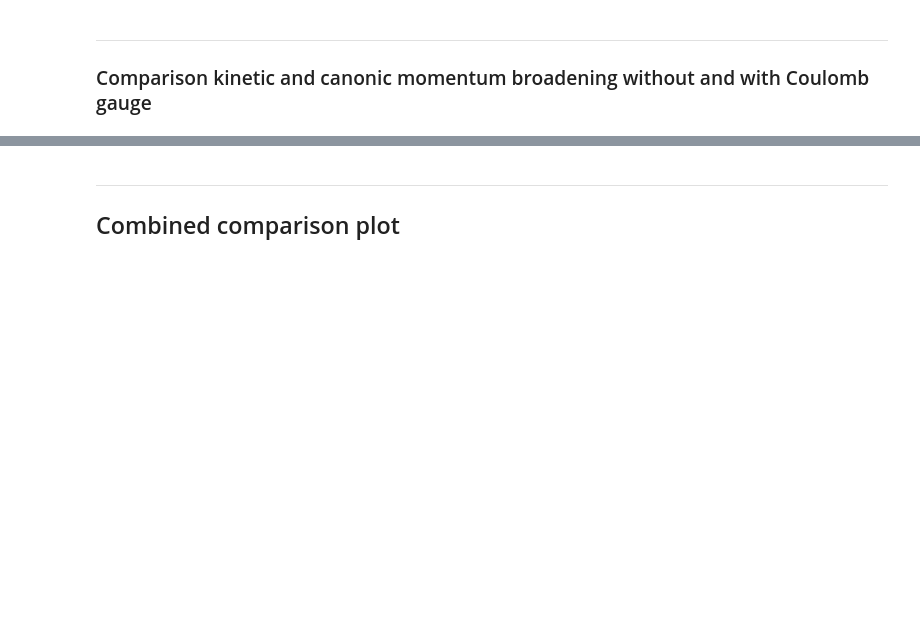
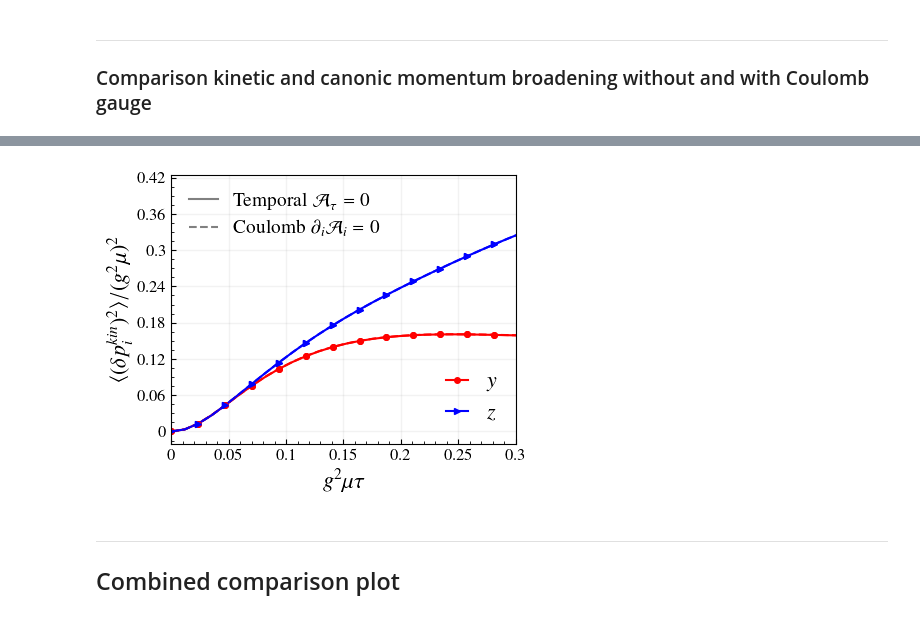
Before and after one commit to avramescudana/curraun, a Jupyter notebook: notebooks/classical_quantum_qhat_coulomb.ipynb, the cells around one changed output, grey strips where cells are left out. Cells and saved outputs as stored; diff of their text form; code cells hidden in the pictures; blank space fills up the shorter version.

Commit message:
Paper ready plots for classical kinetic and canonic broadening, temporal and Coulomb gauge.

```diff
--- a/notebooks/classical_quantum_qhat_coulomb.ipynb
+++ b/notebooks/classical_quantum_qhat_coulomb.ipynb
@@ -10,11 +10,11 @@ hbarc = 0.197326
 
 # Simulation box
 L = 1.0
-# N = 64
-N = 256
-tau_sim = 0.2
+N = 128
+# N = 256
+tau_sim = 0.3
 # DTS = 4
-DTS = 8
+DTS = 16
 
 # Derived parameters
 a = L/N
@@ -116,7 +117,7 @@ def simulate_qhat(ev, coulomb_gauge_mode='none'):
 
     # Initialize the Qhat module
     qeik_tforce = qeik.KineticCanonicCheck(s)
-    xplus = []
+    tau = []
     dpcan_sq, dpkin_sq, da_sq = [], [], []
     da_transp_sq, dpcanda, dpcanda_transp = [], [], []
     intfa, da = [], []
@@ -183,8 +184,8 @@ def simulate_qhat(ev, coulomb_gauge_mode='none'):
                 da_transp_sq.append(qeik_tforce.da_transp_sq_mean * E0 ** 2)
                 dpcanda.append(qeik_tforce.dpcanda_mean * E0 ** 2)
                 dpcanda_transp.append(qeik_tforce.dpcanda_transp_mean * E0 ** 2)
-                # Units GeV^-1
-                xplus.append(2*t*a/DTS/hbarc)
+                # tau = t * a / DTS
+                tau.append(t*a/DTS)
 
                 mom_broad.append(qhat_tforce.p_perp_mean * E0 ** 2)
 
@@ -206,7 +207,7 @@ def simulate_qhat(ev, coulomb_gauge_mode='none'):
     if use_cuda:
         cuda.current_context().deallocations.clear()
 
-    return xplus, dpcan_sq, dpkin_sq, da_sq, da_transp_sq, dpcanda, dpcanda_transp, np.array(intfa), np.array(da), mom_broad
+    return np.array(tau), dpcan_sq, dpkin_sq, da_sq, da_transp_sq, dpcanda, dpcanda_transp, np.array(intfa), np.array(da), mom_broad
 # %%
 # Run simulations without Coulomb gauge
 print("Running simulations WITHOUT Coulomb gauge transformation")
@@ -217,7 +218,7 @@ collect_dpcanda_no_coulomb, collect_dpcanda_transp_no_coulomb = [], []
 collect_mom_broad_no_coulomb = []
 
 for ev in range(nevents):
-    xplus, dpcan_sq_ev, dpkin_sq_ev, da_sq_ev, da_transp_sq_ev, dpcanda_ev, dpcanda_transp_ev, intfa_no_coulomb, da_no_coulomb, mom_broad_ev = simulate_qhat(ev, coulomb_gauge_mode='none')
+    tau, dpcan_sq_ev, dpkin_sq_ev, da_sq_ev, da_transp_sq_ev, dpcanda_ev, dpcanda_transp_ev, intfa_no_coulomb, da_no_coulomb, mom_broad_ev = simulate_qhat(ev, coulomb_gauge_mode='none')
 
     collect_dpcan_sq_no_coulomb.append(dpcan_sq_ev)
     collect_dpkin_sq_no_coulomb.append(dpkin_sq_ev)
@@ -246,7 +247,7 @@ collect_dpcanda_coulomb, collect_dpcanda_transp_coulomb = [], []
 collect_mom_broad_coulomb = []
 
 for ev in range(nevents):
-    xplus, dpcan_sq_ev, dpkin_sq_ev, da_sq_ev, da_transp_sq_ev, dpcanda_ev, dpcanda_transp_ev, intfa_coulomb, da_coulomb, mom_broad_ev = simulate_qhat(ev, coulomb_gauge_mode)
+    tau, dpcan_sq_ev, dpkin_sq_ev, da_sq_ev, da_transp_sq_ev, dpcanda_ev, dpcanda_transp_ev, intfa_coulomb, da_coulomb, mom_broad_ev = simulate_qhat(ev, coulomb_gauge_mode)
 
     collect_dpcan_sq_coulomb.append(dpcan_sq_ev)
     collect_dpkin_sq_coulomb.append(dpkin_sq_ev)
@@ -333,3 +348,78 @@ plt.show()
+# %%
+import matplotlib.pyplot as plt
+import matplotlib.ticker as mticker
+from matplotlib.lines import Line2D
+
+plt.rcParams.update({
+    "text.usetex": True,
+    "font.family": "serif",
+    "text.latex.preamble": r"\usepackage{txfonts}"
+})
+
+fig, ax = plt.subplots(figsize=(4.5, 3.5))
+
+markers = ['o', 's']  # circle for y, square for z
+
+# Division factors for each component
+factor_y_no_coulomb = 1
+factor_y_coulomb = 1
+factor_z_no_coulomb = 1
+factor_z_coulomb = 1
+
+# Plot canonical momentum broadening
+# Without Coulomb (temporal) - blue solid line
+ax.plot(g2mu * tau, dpkin_sq_no_coulomb[:, 1] / factor_y_no_coulomb / g2mu**2, linewidth=1.5,
+        color='red', linestyle='-', marker='o', markersize=4, markevery=2)
+ax.plot(g2mu * tau, dpkin_sq_no_coulomb[:, 2] / factor_z_no_coulomb / g2mu**2, linewidth=1.5,
+        color='blue', linestyle='-', marker='>', markersize=5, markevery=2)
+
+# With Coulomb - red dashed line
+ax.plot(g2mu * tau, dpkin_sq_coulomb[:, 1] / factor_y_coulomb / g2mu**2, linewidth=1.5,
+        color='red', linestyle='--', marker='o', markersize=4, markevery=2)
+ax.plot(g2mu * tau, dpkin_sq_coulomb[:, 2] / factor_z_coulomb / g2mu**2, linewidth=1.5,
+        color='blue', linestyle='--', marker='>', markersize=5, markevery=2)
+
+# ax.set_xlim([0, max(g2mu * tau)])
+ax.set_xlim([0, 0.3])
+# ax.set_ylim([0, 0.2])
+
+ax.xaxis.set_major_formatter(mticker.FuncFormatter(lambda x, _: '{:g}'.format(x)))
+ax.yaxis.set_major_formatter(mticker.FuncFormatter(lambda x, _: '{:g}'.format(x)))
+
+# Set tick spacing (adjust independently for each axis)
+ax.xaxis.set_major_locator(mticker.MultipleLocator(0.05))
+ax.yaxis.set_major_locator(mticker.MultipleLocator(0.06))
+
+ax.set_xlabel(r"$g^2\mu\tau$", fontsize=16)
+ax.set_ylabel(r"$\langle (\delta p_i^{kin})^2\rangle/ (g^2\mu)^2$", fontsize=16)
+ax.grid(color='gray', linestyle='-', linewidth=1, alpha=0.1)
+ax.tick_params(axis='both', which='major', direction='in', labelsize=12)
+ax.minorticks_on()
+ax.tick_params(axis='both', which='minor', direction='in')
+
+# Text label (adjust coordinates as needed)
+# ax.text(0.91, 0.85, r'$/10$', transform=ax.transAxes, fontsize=14)
+
+# Legend 1: y and z components (different markers)
+legend1_elements = [
+    Line2D([0], [0], color='red', marker='o', markersize=4, linestyle='-', lw=1.5, label=r'$y$'),
+    Line2D([0], [0], color='blue', marker='>', markersize=5, linestyle='-', lw=1.5, label=r'$z$'),
+]
+legend1 = ax.legend(handles=legend1_elements, fontsize=16, frameon=False, loc='lower right', handlelength=1.0)
+
+# Legend 2: Coulomb vs temporal (different colors + linestyles)
+legend2_elements = [
+    Line2D([0], [0], color='gray', linestyle='-', lw=1.5, label=r'$\mathrm{Temporal}\,\,\mathcal{A}_\tau=0$'),
+    Line2D([0], [0], color='gray', linestyle='--', lw=1.5, label=r'$\mathrm{Coulomb}\,\,\partial_i\mathcal{A}_i=0$'),
+]
+ax.add_artist(legend1)
+ax.legend(handles=legend2_elements, fontsize=14, frameon=False, loc='upper left', handlelength=1.5)
+
+plt.tight_layout()
+plt.savefig(f'pkin_coulomb_comparison_{quark}_n_{N}_{coulomb_gauge_mode}.pdf', facecolor='w')
+plt.show()
+# %% [output]
+[figure, added]
 # %% [markdown]
 ---
 ## Combined comparison plot
```
Also changed, not shown: parts of 18 cells of this notebook, 2 other files.
